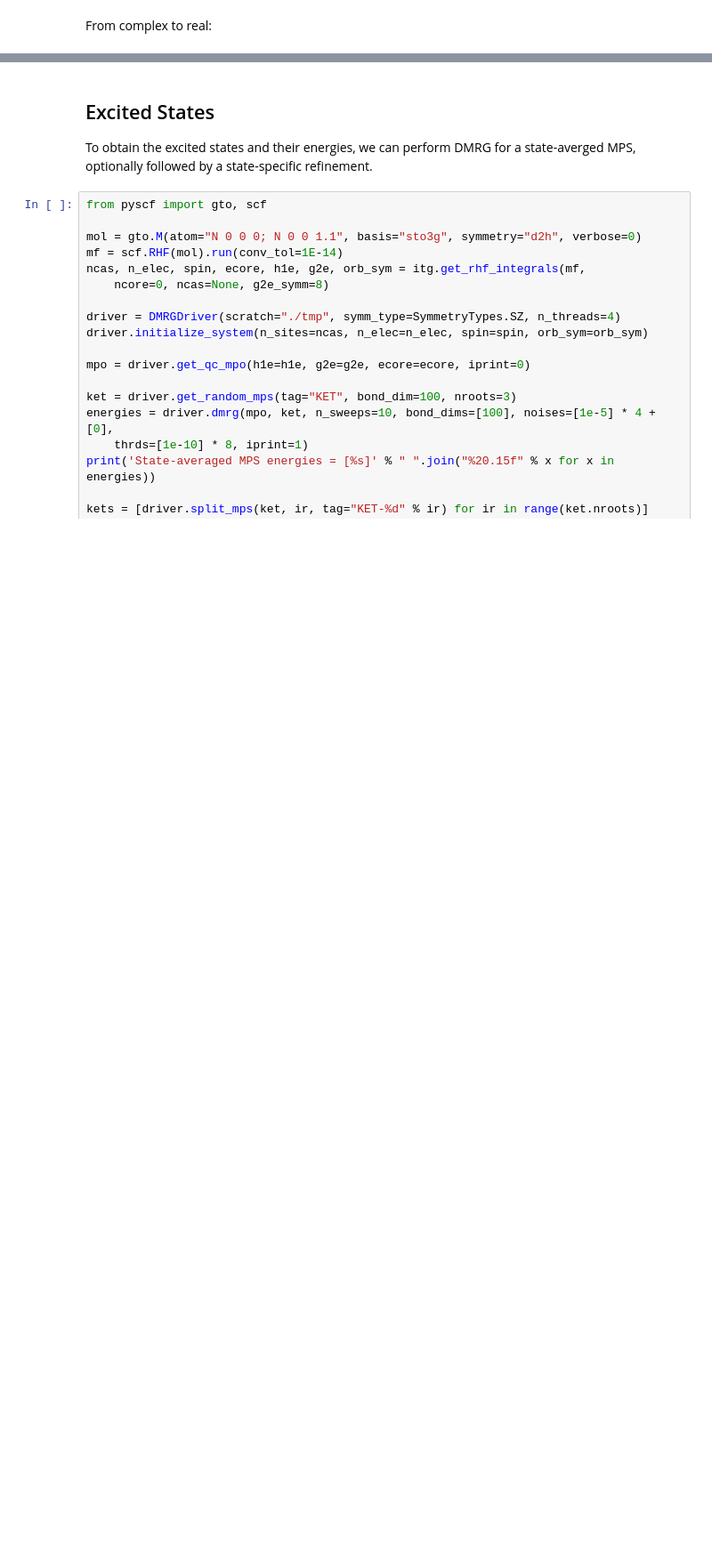
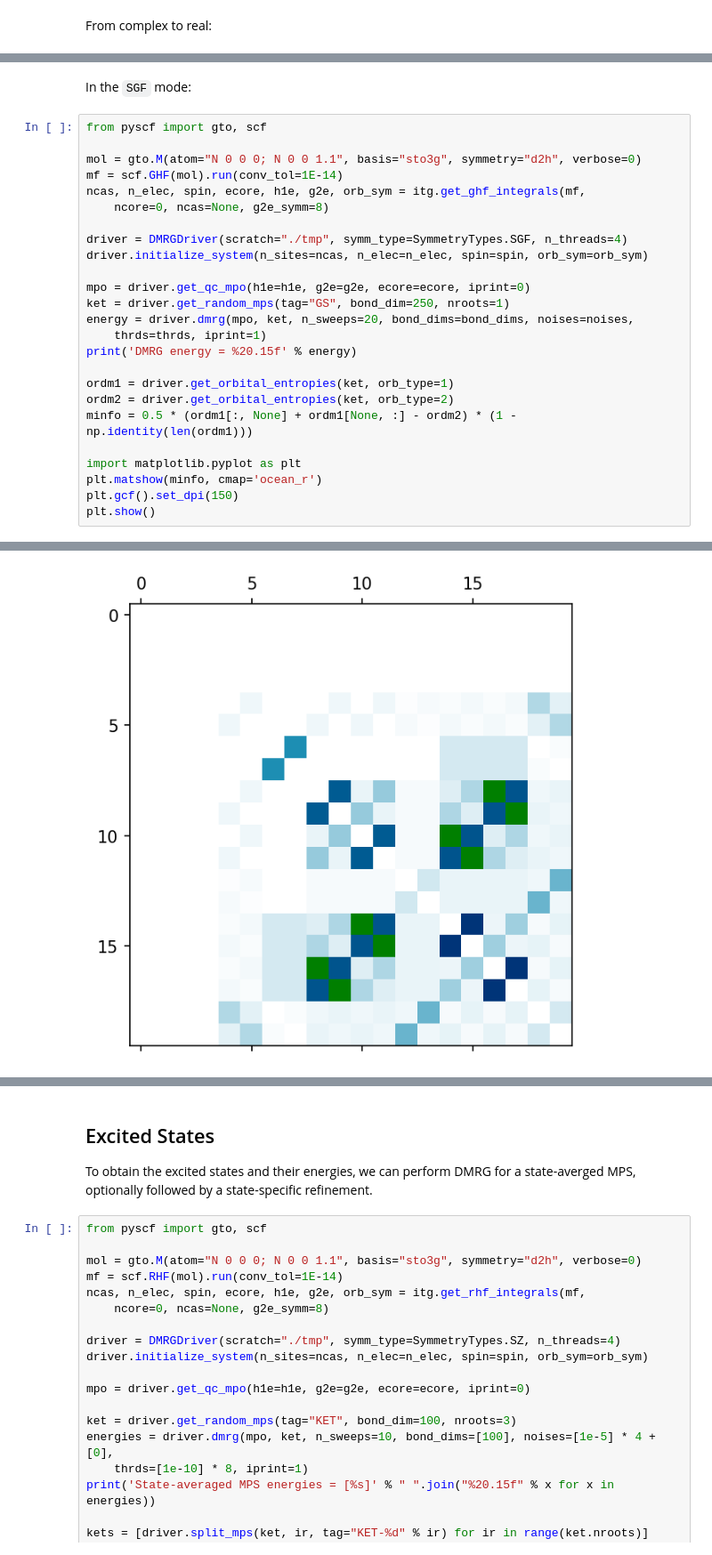
Before and after one commit to block-hczhai/block2-preview, a Jupyter notebook: docs/source/tutorial/qc-hamiltonians.ipynb, the cells around one changed output, grey strips where cells are left out. Shown at 89% size. Saved outputs shown, nothing was run; the diff lists cells and outputs as text; blank space fills up the shorter version.

```diff
--- a/docs/source/tutorial/qc-hamiltonians.ipynb
+++ b/docs/source/tutorial/qc-hamiltonians.ipynb
@@ -1138,0 +1206,28 @@ plt.matshow(minfo)
+# %% [markdown]
+In the ``SGF`` mode:
+# %%
+from pyscf import gto, scf
+
+mol = gto.M(atom="N 0 0 0; N 0 0 1.1", basis="sto3g", symmetry="d2h", verbose=0)
+mf = scf.GHF(mol).run(conv_tol=1E-14)
+ncas, n_elec, spin, ecore, h1e, g2e, orb_sym = itg.get_ghf_integrals(mf,
+    ncore=0, ncas=None, g2e_symm=8)
+
+driver = DMRGDriver(scratch="./tmp", symm_type=SymmetryTypes.SGF, n_threads=4)
+driver.initialize_system(n_sites=ncas, n_elec=n_elec, spin=spin, orb_sym=orb_sym)
+
+mpo = driver.get_qc_mpo(h1e=h1e, g2e=g2e, ecore=ecore, iprint=0)
+ket = driver.get_random_mps(tag="GS", bond_dim=250, nroots=1)
+energy = driver.dmrg(mpo, ket, n_sweeps=20, bond_dims=bond_dims, noises=noises,
+    thrds=thrds, iprint=1)
+print('DMRG energy = %20.15f' % energy)
+
+ordm1 = driver.get_orbital_entropies(ket, orb_type=1)
+ordm2 = driver.get_orbital_entropies(ket, orb_type=2)
+minfo = 0.5 * (ordm1[:, None] + ordm1[None, :] - ordm2) * (1 - np.identity(len(ordm1)))
+
+import matplotlib.pyplot as plt
+plt.matshow(minfo, cmap='ocean_r')
+plt.gcf().set_dpi(150)
+plt.show()
+# %% [output]
@@ -1138,0 +1251 @@ plt.matshow(minfo)
+[figure, added]
```
Also changed, not shown: parts of 46 cells of this notebook.
